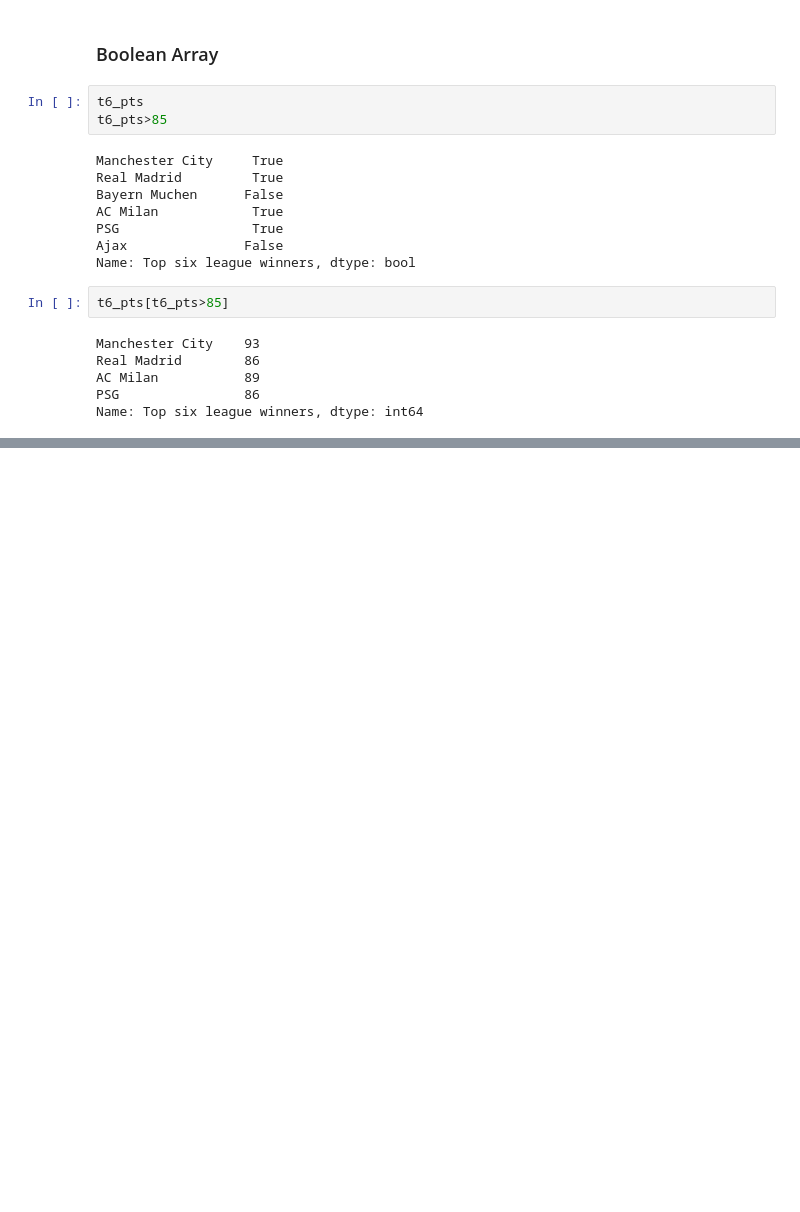
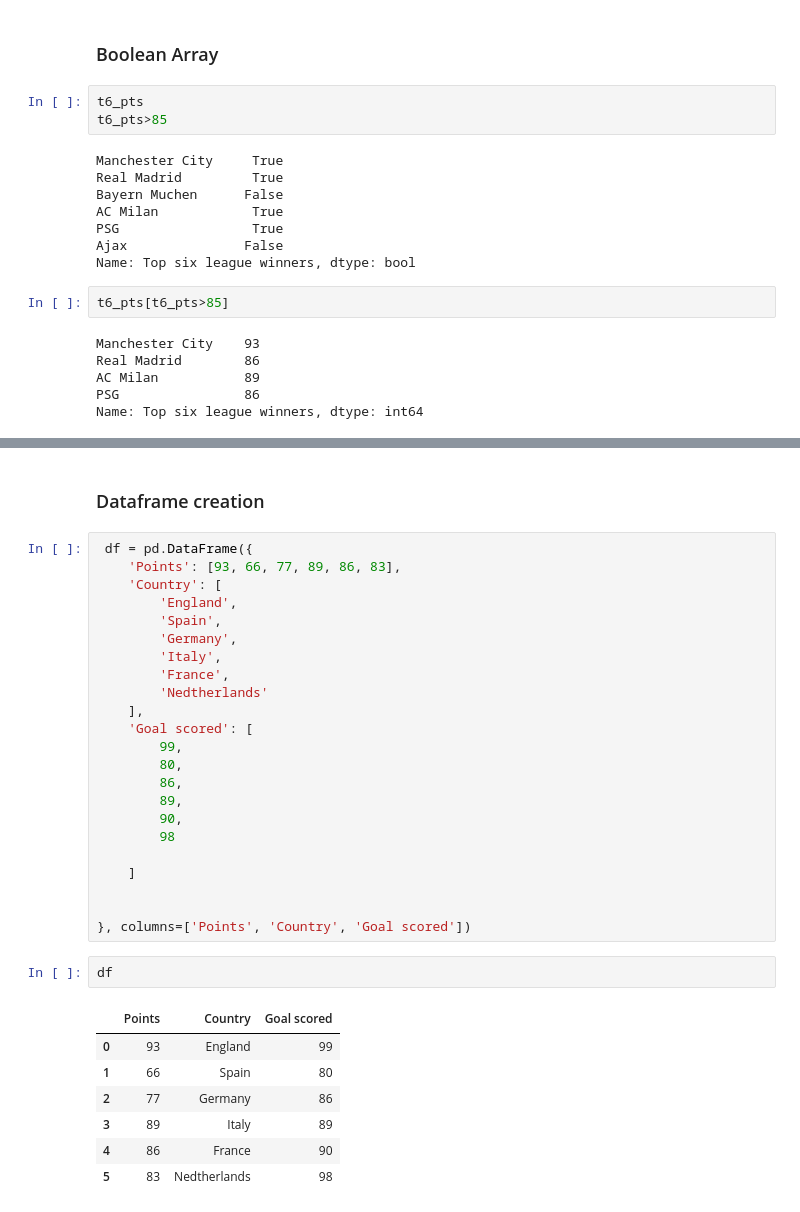
Before and after one commit to Nitroson/PANDAS-TUTORIALS, a Jupyter notebook: My Pandas tutorials.ipynb, the cells around one changed output, grey strips where cells are left out. Cells and saved outputs as stored; diff of their text form; blank space fills up the shorter version.

```diff
--- a/My Pandas tutorials.ipynb
+++ b/My Pandas tutorials.ipynb
@@ -258,0 +293,35 @@ Name: Top six league winners, dtype: int64
+# %% [markdown]
+### Dataframe creation
+# %%
+ df = pd.DataFrame({
+    'Points': [93, 66, 77, 89, 86, 83],
+    'Country': [
+        'England',
+        'Spain',
+        'Germany',
+        'Italy',
+        'France',
+        'Nedtherlands'
+    ],
+    'Goal scored': [
+        99,
+        80,
+        86,
+        89,
+        90,
+        98
+
+    ]
+
+
+}, columns=['Points', 'Country', 'Goal scored'])
+# %%
+df
+# %% [output]
+|  | Points | Country | Goal scored |
+| 0 | 93 | England | 99 |
+| 1 | 66 | Spain | 80 |
+| 2 | 77 | Germany | 86 |
+| 3 | 89 | Italy | 89 |
+| 4 | 86 | France | 90 |
+| 5 | 83 | Nedtherlands | 98 |
```
Also changed, not shown: parts of 28 cells of this notebook.
